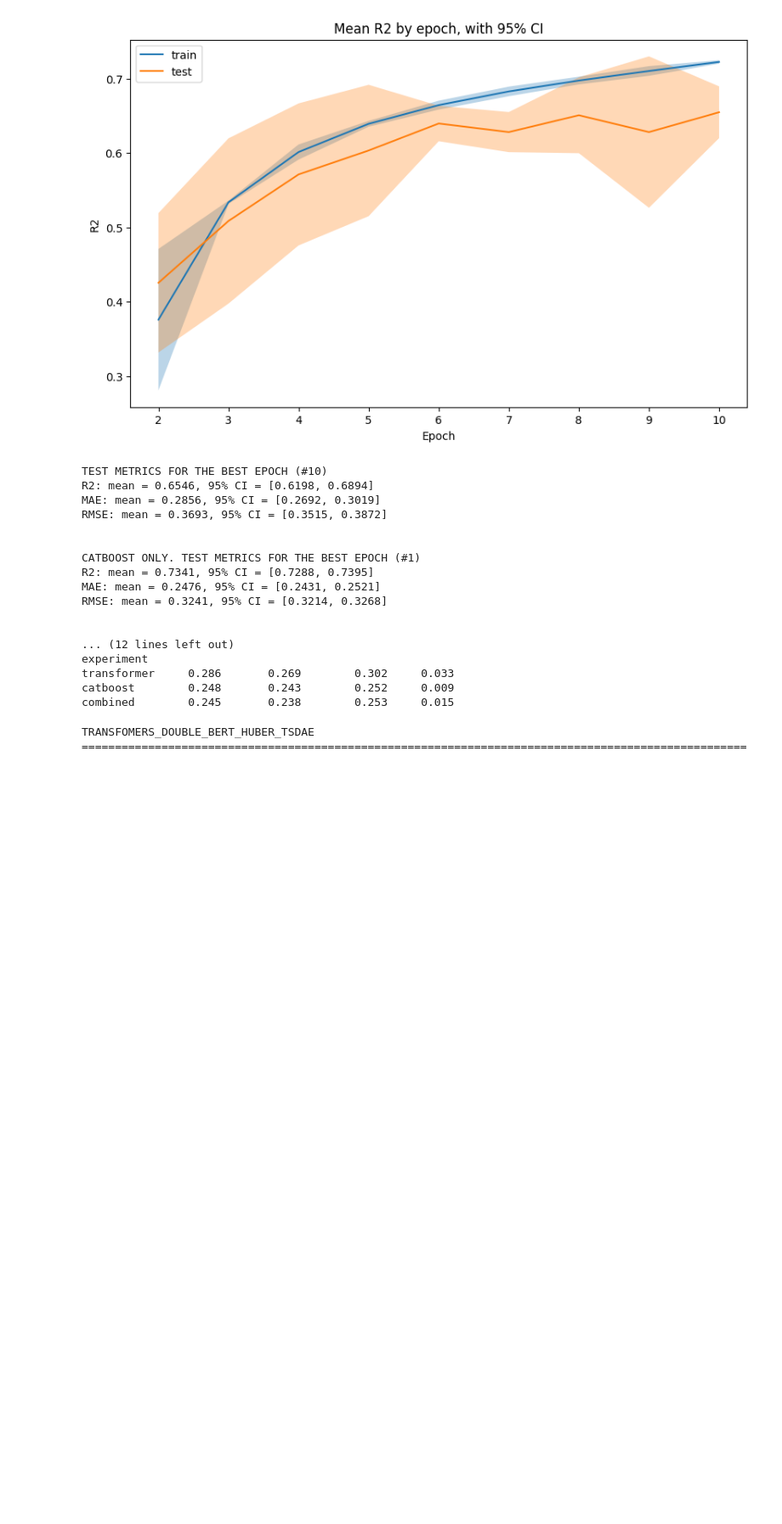
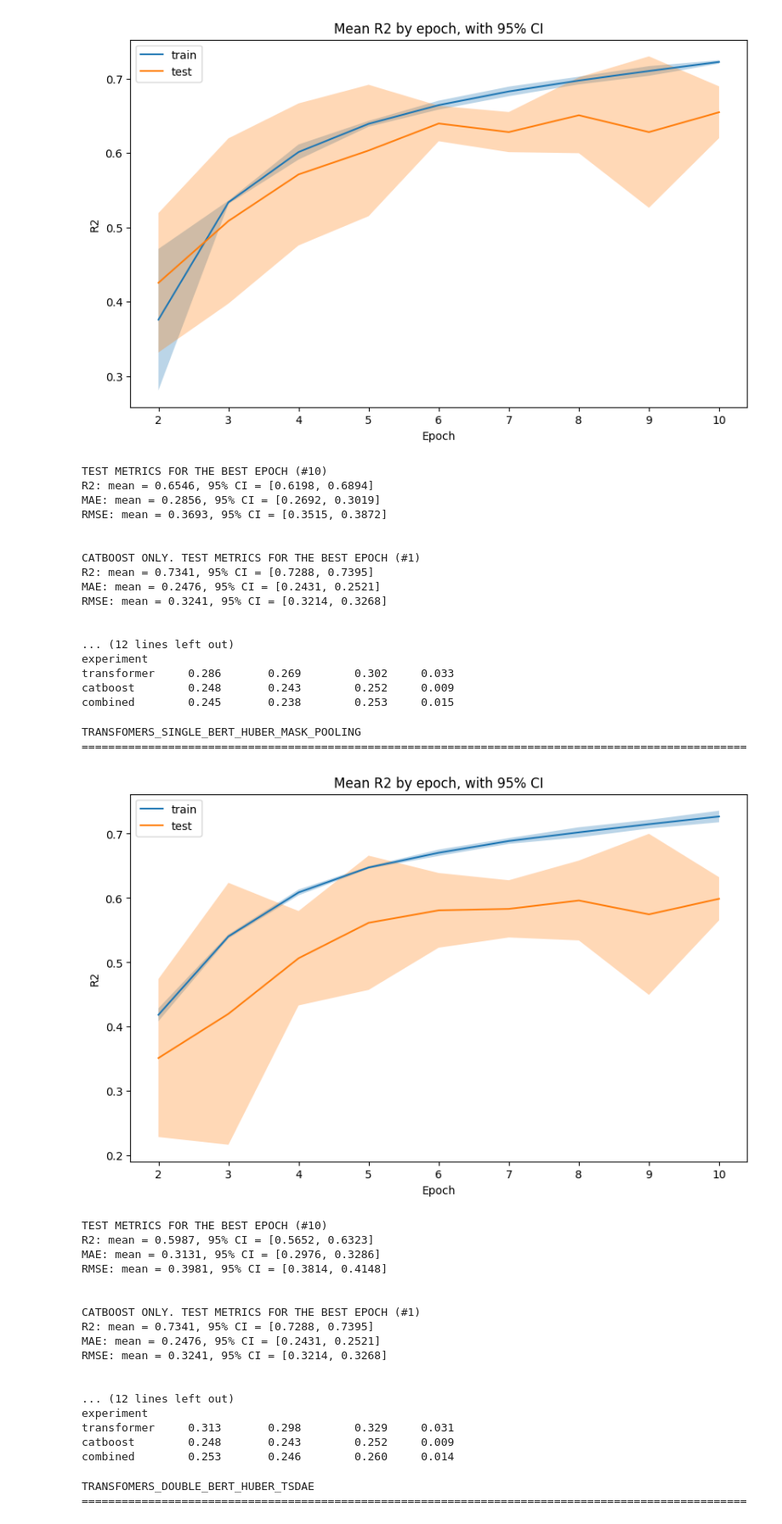
Before and after one commit to EugeneRomanov/ods_nlp_project, a Jupyter notebook: predictions_summary/predictions_summary.ipynb, the cells around one changed output. Shown: that part at 85% size. Drawn from its saved outputs; the diff is of its cells as text; code cells hidden in the pictures; blank space fills up the shorter version.

Commit message:
fix mask pooling model predictions with correct feature column. fix Automodel imports in the notebooks. update predictions summary notebook with the changes

```diff
--- a/predictions_summary/predictions_summary.ipynb
+++ b/predictions_summary/predictions_summary.ipynb
@@ -31,6 +31,7 @@ experiments = [
     'transfomers_single_bert_mse',
     'transfomers_single_bert_huber',
     'transfomers_dual_bert_mse',
+    'transfomers_single_bert_huber_mask_pooling',
     'transfomers_double_bert_huber_tsdae',
     'transfomers_single_bert_huber_multilingual_e5_small',
     'transfomers_single_bert_cross_attention_huber',
@@ -378,6 +379,39 @@ experiment
 transformer     0.286       0.269        0.302     0.033
 catboost        0.248       0.243        0.252     0.009
 combined        0.245       0.238        0.253     0.015
+# %%
+experiment = 'transfomers_single_bert_huber_mask_pooling'
+print(experiment.upper())
+print('='*100)
+
+metrics[experiment] = display_metrics_with_ci(history[experiment])
+metrics[experiment]['r2_diff'] = metrics[experiment]['r2_ci_high'] - metrics[experiment]['r2_ci_low']
+metrics[experiment]['mae_diff'] = metrics[experiment]['mae_ci_high'] - metrics[experiment]['mae_ci_low']
+
+print(metrics[experiment][['r2_mean', 'r2_ci_low', 'r2_ci_high', 'r2_diff',]].round(3))
+print()
+print(metrics[experiment][['mae_mean', 'mae_ci_low', 'mae_ci_high', 'mae_diff']].round(3))
+# %% [output]
+TRANSFOMERS_SINGLE_BERT_HUBER_MASK_POOLING
+====================================================================================================
+[figure, added]
+TEST METRICS FOR THE BEST EPOCH (#10)
+R2: mean = 0.5987, 95% CI = [0.5652, 0.6323]
+MAE: mean = 0.3131, 95% CI = [0.2976, 0.3286]
+RMSE: mean = 0.3981, 95% CI = [0.3814, 0.4148]
+
+
+CATBOOST ONLY. TEST METRICS FOR THE BEST EPOCH (#1)
+R2: mean = 0.7341, 95% CI = [0.7288, 0.7395]
+MAE: mean = 0.2476, 95% CI = [0.2431, 0.2521]
+RMSE: mean = 0.3241, 95% CI = [0.3214, 0.3268]
+
+
+... (12 lines left out)
+experiment
+transformer     0.313       0.298        0.329     0.031
+catboost        0.248       0.243        0.252     0.009
+combined        0.253       0.246        0.260     0.014
 # %%
 experiment = 'transfomers_double_bert_huber_tsdae'
 print(experiment.upper())
```
Also changed, not shown: parts of 4 cells of this notebook.
